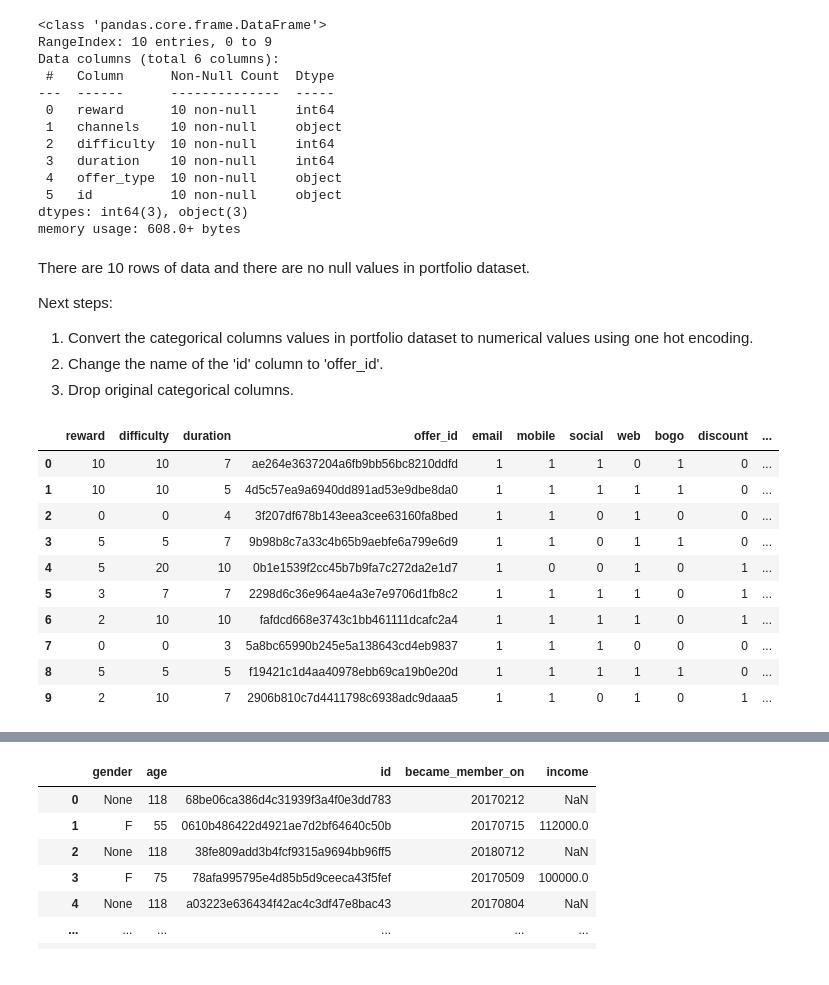
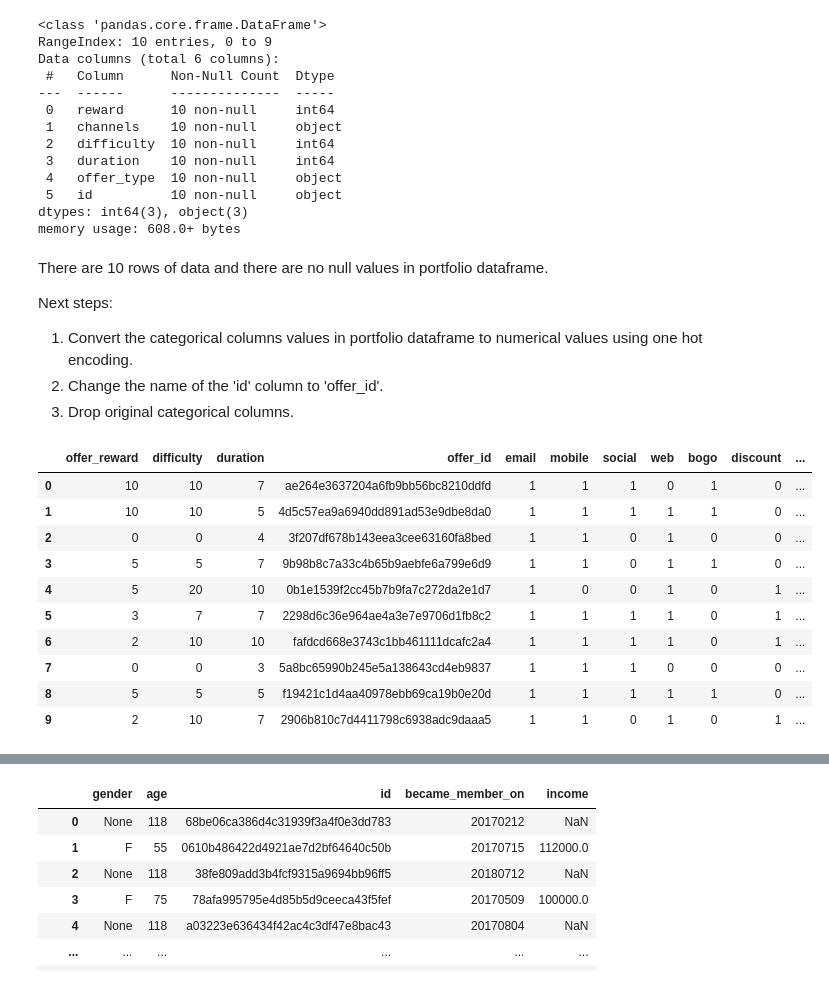
Before and after one commit to edidiongaligbe/Starbucks_Capstone_Project, a Jupyter notebook: Starbucks_Project.ipynb, the cells around one changed output, grey strips where cells are left out. Saved outputs shown, nothing was run; the diff lists cells and outputs as text; code cells hidden in the pictures.

```diff
--- a/Starbucks_Project.ipynb
+++ b/Starbucks_Project.ipynb
@@ -90,23 +85,24 @@ Data columns (total 6 columns):
 dtypes: int64(3), object(3)
 memory usage: 608.0+ bytes
 # %% [markdown]
-There are 10 rows of data and there are no null values in portfolio dataset.
+There are 10 rows of data and there are no null values in portfolio dataframe.
 
 Next steps:
-1. Convert the categorical columns values in portfolio dataset to numerical values using one hot encoding.
+1. Convert the categorical columns values in portfolio dataframe to numerical values using one hot encoding.
 2. Change the name of the 'id' column to 'offer_id'.
 3. Drop original categorical columns.
 # %%
 # One hot encoding
 portfolio = portfolio.join(portfolio.channels.str.join('|').str.get_dummies())
 portfolio = portfolio.join(portfolio.offer_type.str.get_dummies())
-# Change column name
+# Change 'id' and 'reward' column name
 portfolio = portfolio.rename(columns = {'id': 'offer_id'})
+portfolio = portfolio.rename(columns = {'reward': 'offer_reward'})
 # Drop original categorical columns
 portfolio.drop(['channels', 'offer_type'],axis=1,inplace=True)
 portfolio
 # %% [output]
-|  | reward | difficulty | duration | offer_id | email | mobile | social | web | bogo | discount | ... |
+|  | offer_reward | difficulty | duration | offer_id | email | mobile | social | web | bogo | discount | ... |
 | 0 | 10 | 10 | 7 | ae264e3637204a6fb9bb56bc8210ddfd | 1 | 1 | 1 | 0 | 1 | 0 | ... |
 | 1 | 10 | 10 | 5 | 4d5c57ea9a6940dd891ad53e9dbe8da0 | 1 | 1 | 1 | 1 | 1 | 0 | ... |
 | 2 | 0 | 0 | 4 | 3f207df678b143eea3cee63160fa8bed | 1 | 1 | 0 | 1 | 0 | 0 | ... |
```
Also changed, not shown: parts of 18 cells of this notebook.
